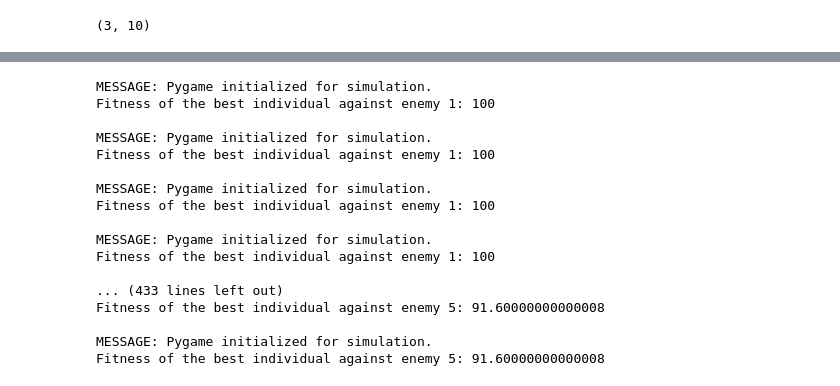
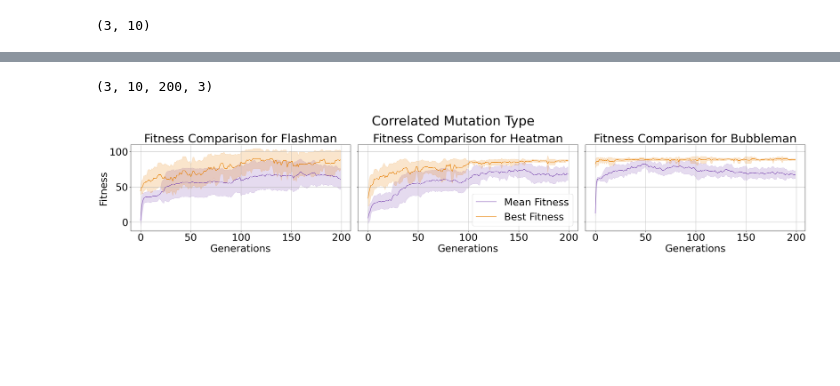
Before and after one commit to ArcovanBreda/evoman, a Jupyter notebook: Visualisation.ipynb, the cells around one changed output, grey strips where cells are left out. Cells and saved outputs as stored; diff of their text form; code cells hidden in the pictures; blank space fills up the shorter version.

```diff
--- a/Visualisation.ipynb
+++ b/Visualisation.ipynb
@@ -159,33 +137,0 @@ plt.show()
-# %%
-def get_fitness_correlated(exp='run1', etr='1', ete='1'):
-    sys.argv = ['notebook',
-                '--k',
-                '-m', 'correlated',
-                '-etr', etr,
-                '-ete', ete,
-                '-exp', exp]  # Example arguments
-
-    fitness = np.array([Specialist().test(type="fitness") for _ in range(5)])
-    return fitness
-total_runs = []
-for enemy in ['1','3','5']:
-    total_runs.append([get_individual_gain_correlated(exp=f'run{run}', etr=enemy, ete=enemy) for run in range(1, 11)])
-total_runs = np.array(total_runs)
-# %% [output]
-MESSAGE: Pygame initialized for simulation.
-Fitness of the best individual against enemy 1: 100
-
-MESSAGE: Pygame initialized for simulation.
-Fitness of the best individual against enemy 1: 100
-
-MESSAGE: Pygame initialized for simulation.
-Fitness of the best individual against enemy 1: 100
-
-MESSAGE: Pygame initialized for simulation.
-Fitness of the best individual against enemy 1: 100
-
-... (433 lines left out)
-Fitness of the best individual against enemy 5: 91.60000000000008
-
-MESSAGE: Pygame initialized for simulation.
-Fitness of the best individual against enemy 5: 91.60000000000008
@@ -192,27 +173,39 @@ Fitness of the best individual against enemy 5: 91.60000000000008
 # %%
+# CORRELATED
+import numpy as np
 def get_results_run(experiment_name):
     data = []
     with open(f'./{experiment_name}/results.txt', 'r') as f:
         for line in f:
             data.append(line.strip().split()[2:6])
     if len(data) != 100:
         print(experiment_name)
         print(len(data))
     return data
 
 total_results = []
-for enemy in [1,3,5]:
-    results = [get_results_run(f"experiments/run{i}_popusize=100_enemy={enemy}_gens=100_hiddensize=10_u=1_l=-1_mutationtype=correlated_csigma=0.3_cc=0.2_c1=0.1_cmu=0.1_dsigma=0.5_sigma=0.5_init=kaiming")
+for enemy in [1,4,7]:
+    results = [get_results_run(f"experiments/run{i}_popusize=100_enemy={enemy}_gens=100_hiddensize=10_u=1_l=-1_mutationtype=correlated_mutationprobability=0.5_csigma=0.3_cc=0.2_c1=0.1_cmu=0.1_dsigma=0.5_sigma=0.5_init=kaiming")
             for i in range(1, 11)]
-    total_results.append(results)
+    results2 = [get_results_run(f"experiments/run{i}_popusize=100_enemy={enemy}_gens=200_hiddensize=10_u=1_l=-1_mutationtype=correlated_mutationprobability=0.5_csigma=0.3_cc=0.2_c1=0.1_cmu=0.1_dsigma=0.5_sigma=0.5_init=kaiming")
+            for i in range(1, 11)]
+    combined_results = list(np.concatenate((np.array(results), np.array(results2)), axis=1))
+    total_results.append(combined_results)
 total_results = np.array(total_results, dtype=float)
+print(total_results.shape)
 mean_total_results = np.mean(total_results, axis=1)
 
 bests = mean_total_results[:, :, 0]
 bests_std = np.std(total_results[:, :, :, 0], axis=1)
 
 means = mean_total_results[:, :, 1]
 means_std = np.std(total_results[:, :, :, 1], axis=1)
 
 stds = mean_total_results[:, :, 2]
 stds_std = np.std(total_results[:, :, :, 2], axis=1)
+
+generations = np.arange(total_results.shape[2])
+plot_2(generations, ["Flashman", "Heatman", "Bubbleman"], bests, means, bests_std, means_std, Title="Correlated Mutation Type")
+# %% [output]
+(3, 10, 200, 3)
+[figure, added]
```
Also changed, not shown: parts of 24 cells of this notebook, 2 other files.
